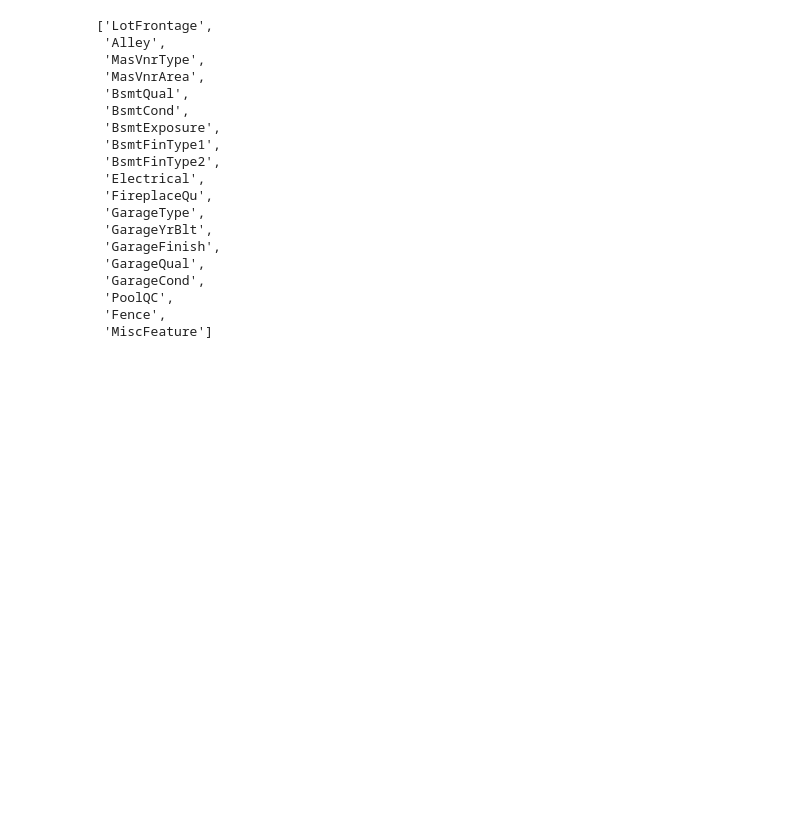
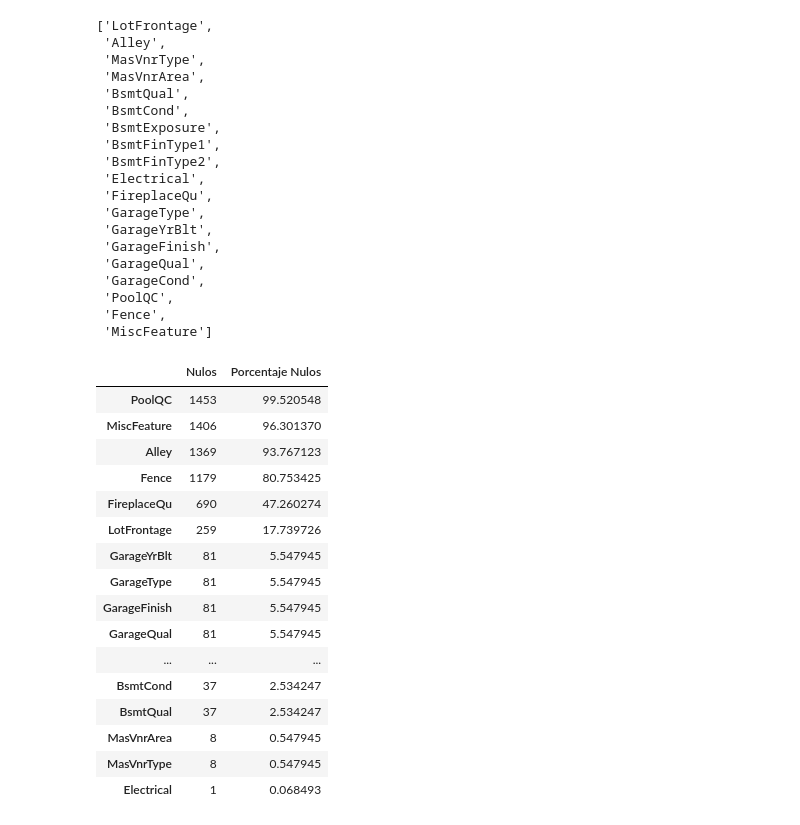
Before and after one commit to tomasmorin97/kaggle_competition, a Jupyter notebook: scripts/Carlos.ipynb, the cells around one changed output. Cells and saved outputs as stored; diff of their text form; code cells hidden in the pictures; blank space fills up the shorter version.

```diff
--- a/scripts/Carlos.ipynb
+++ b/scripts/Carlos.ipynb
@@ -84,3 +106,55 @@ df_train.columns[df_train.isna().any()].tolist()
  'PoolQC',
  'Fence',
  'MiscFeature']
+# %%
+df_nans=df_train[['LotFrontage',
+ 'Alley',
+ 'MasVnrType',
+ 'MasVnrArea',
+ 'BsmtQual',
+ 'BsmtCond',
+ 'BsmtExposure',
+ 'BsmtFinType1',
+ 'BsmtFinType2',
+ 'Electrical',
+ 'FireplaceQu',
+ 'GarageType',
+ 'GarageYrBlt',
+ 'GarageFinish',
+ 'GarageQual',
+ 'GarageCond',
+ 'PoolQC',
+ 'Fence',
+ 'MiscFeature']]
+
+#hacemos la suma de los valores nulos de cada variable
+df_nans=df_nans.isnull().sum()
+#ordenamos valores
+df_nans = df_nans.sort_values(ascending=False)
+
+#calculamos el porcentaje que suponen los valores nulos en cada variable
+filas=1460
+porcentaje_nulos = (df_nans / filas) * 100
+
+
+#unimos todo en una tabla
+df_nulos = pd.DataFrame({'Nulos': df_nans, 'Porcentaje Nulos': porcentaje_nulos})
+df_nulos
+# %% [output]
+|  | Nulos | Porcentaje Nulos |
+| PoolQC | 1453 | 99.520548 |
+| MiscFeature | 1406 | 96.301370 |
+| Alley | 1369 | 93.767123 |
+| Fence | 1179 | 80.753425 |
+| FireplaceQu | 690 | 47.260274 |
+| LotFrontage | 259 | 17.739726 |
+| GarageYrBlt | 81 | 5.547945 |
+| GarageType | 81 | 5.547945 |
+| GarageFinish | 81 | 5.547945 |
+| GarageQual | 81 | 5.547945 |
+| ... | ... | ... |
+| BsmtCond | 37 | 2.534247 |
+| BsmtQual | 37 | 2.534247 |
+| MasVnrArea | 8 | 0.547945 |
+| MasVnrType | 8 | 0.547945 |
+| Electrical | 1 | 0.068493 |
```
Also changed, not shown: parts of 5 cells of this notebook.
